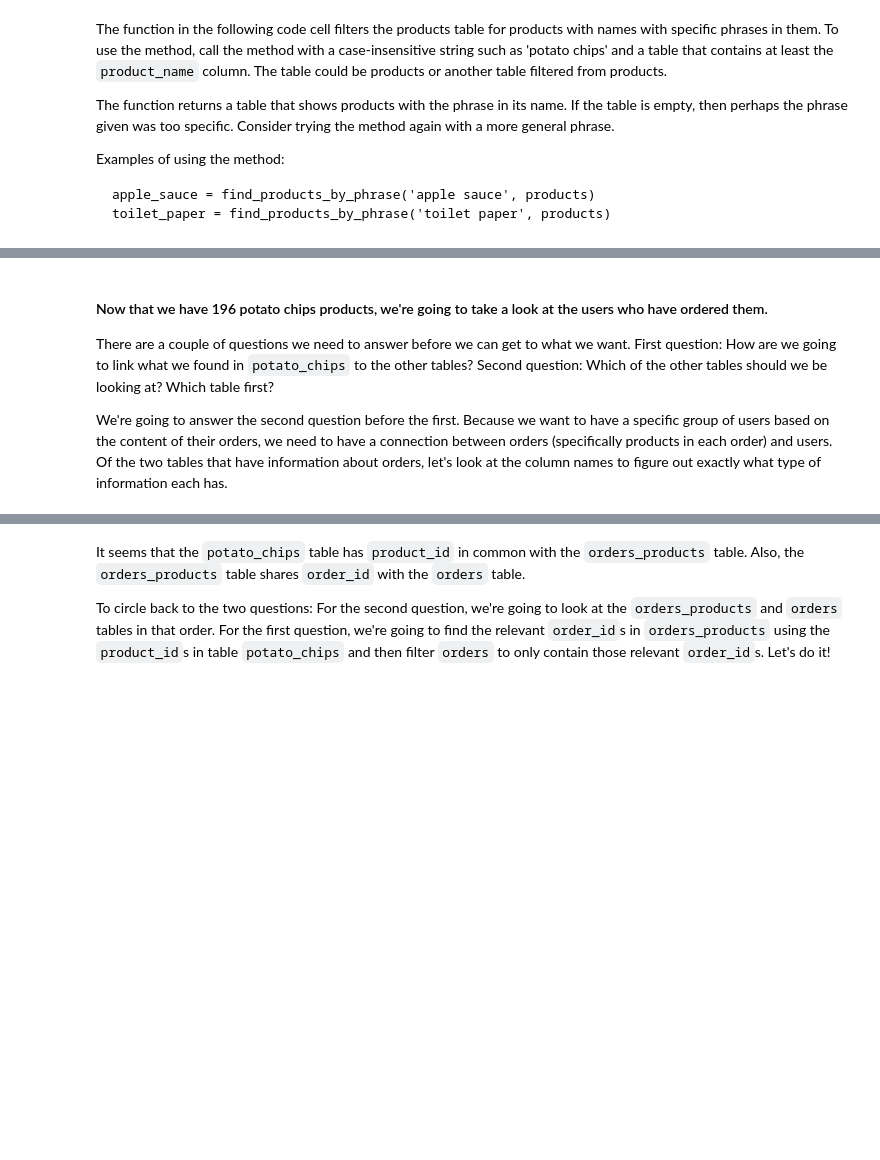
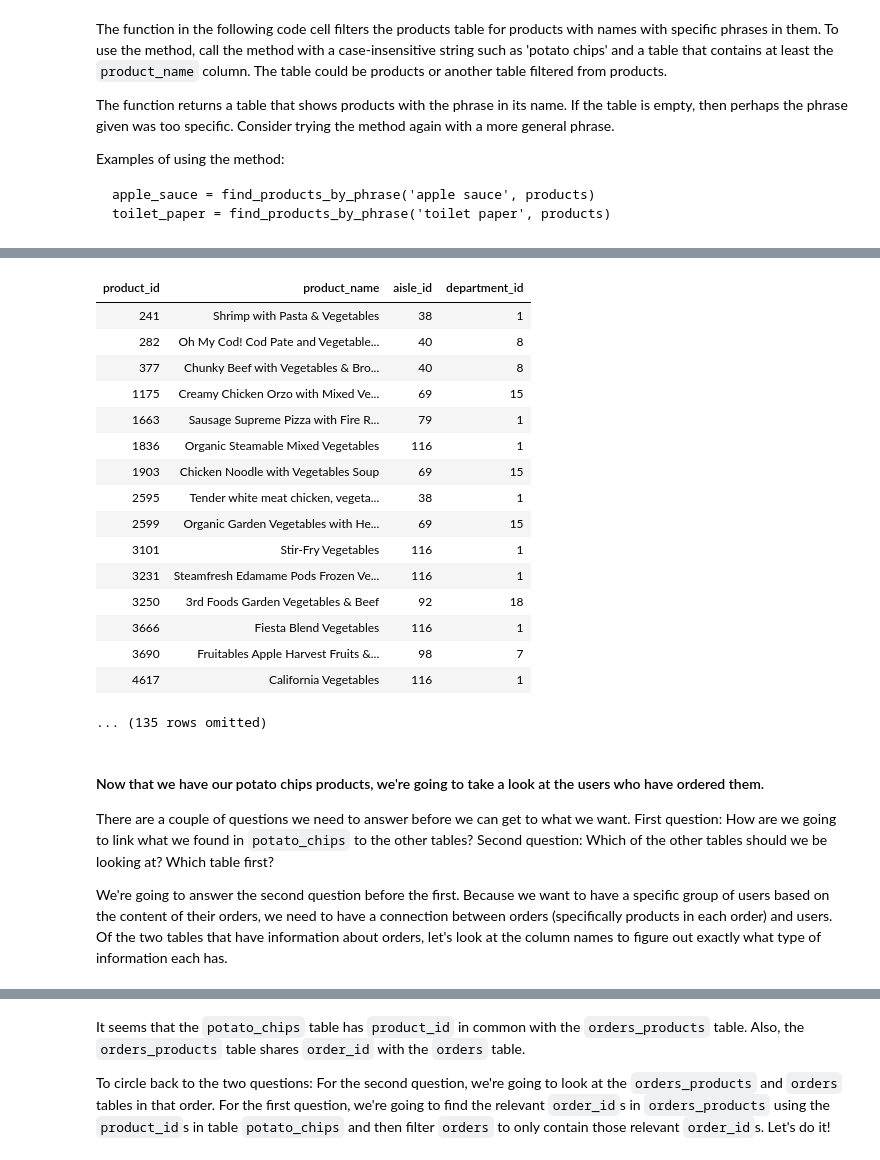
Before and after one commit to choofnagle/cplspring2021, a Jupyter notebook: instacart demo/cplversion.ipynb, the cells around one changed output, grey strips where cells are left out. Drawn from its saved outputs; the diff is of its cells as text; code cells hidden in the pictures; blank space fills up the shorter version.

```diff
--- a/instacart demo/cplversion.ipynb
+++ b/instacart demo/cplversion.ipynb
@@ -108,8 +164,26 @@ def find_products_by_phrase(phrase, table):
 # %%
-healthy = find_products_by_phrase('', products)
+healthy = find_products_by_phrase('vegetables', products)
 healthy.show(15) # Delicious...
+# %% [output]
+| product_id | product_name | aisle_id | department_id |
+| 241 | Shrimp with Pasta & Vegetables | 38 | 1 |
+| 282 | Oh My Cod! Cod Pate and Vegetable... | 40 | 8 |
+| 377 | Chunky Beef with Vegetables & Bro... | 40 | 8 |
+| 1175 | Creamy Chicken Orzo with Mixed Ve... | 69 | 15 |
+| 1663 | Sausage Supreme Pizza with Fire R... | 79 | 1 |
+| 1836 | Organic Steamable Mixed Vegetables | 116 | 1 |
+| 1903 | Chicken Noodle with Vegetables Soup | 69 | 15 |
+| 2595 | Tender white meat chicken, vegeta... | 38 | 1 |
+| 2599 | Organic Garden Vegetables with He... | 69 | 15 |
+| 3101 | Stir-Fry Vegetables | 116 | 1 |
+| 3231 | Steamfresh Edamame Pods Frozen Ve... | 116 | 1 |
+| 3250 | 3rd Foods Garden Vegetables & Beef | 92 | 18 |
+| 3666 | Fiesta Blend Vegetables | 116 | 1 |
+| 3690 | Fruitables Apple Harvest Fruits &... | 98 | 7 |
+| 4617 | California Vegetables | 116 | 1 |
+... (135 rows omitted)
 # %% [markdown]
-#### Now that we have 196 potato chips products, we're going to take a look at the users who have ordered them.
+#### Now that we have our potato chips products, we're going to take a look at the users who have ordered them.
 There are a couple of questions we need to answer before we can get to what we want.
 First question: How are we going to link what we found in `potato_chips` to the other tables?
 Second question: Which of the other tables should we be looking at? Which table first?
```
Also changed, not shown: parts of 20 cells of this notebook.
